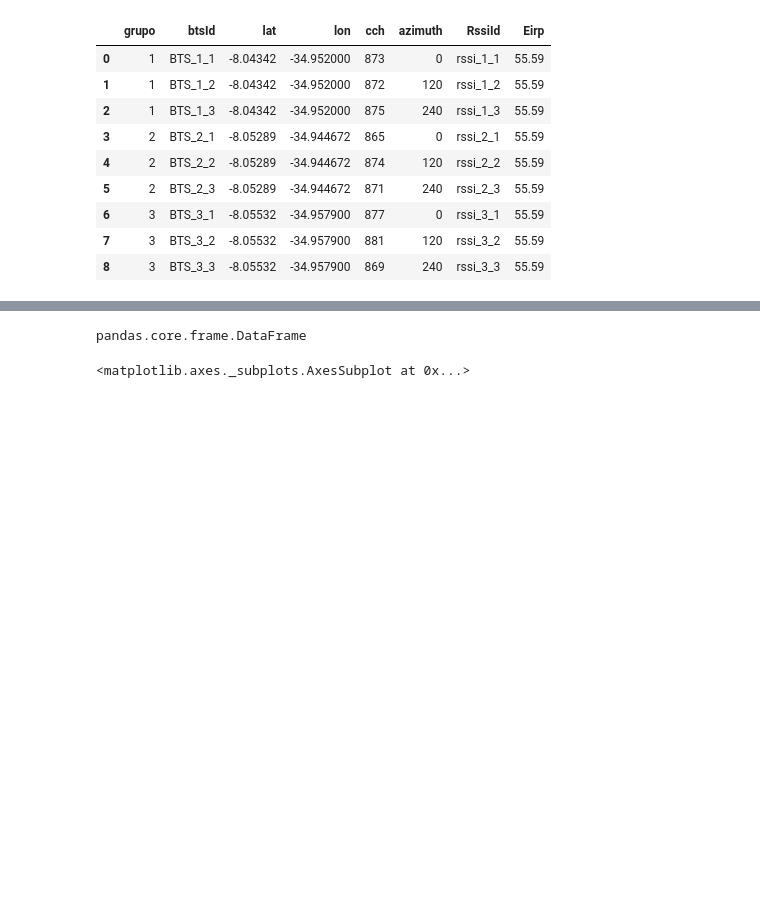
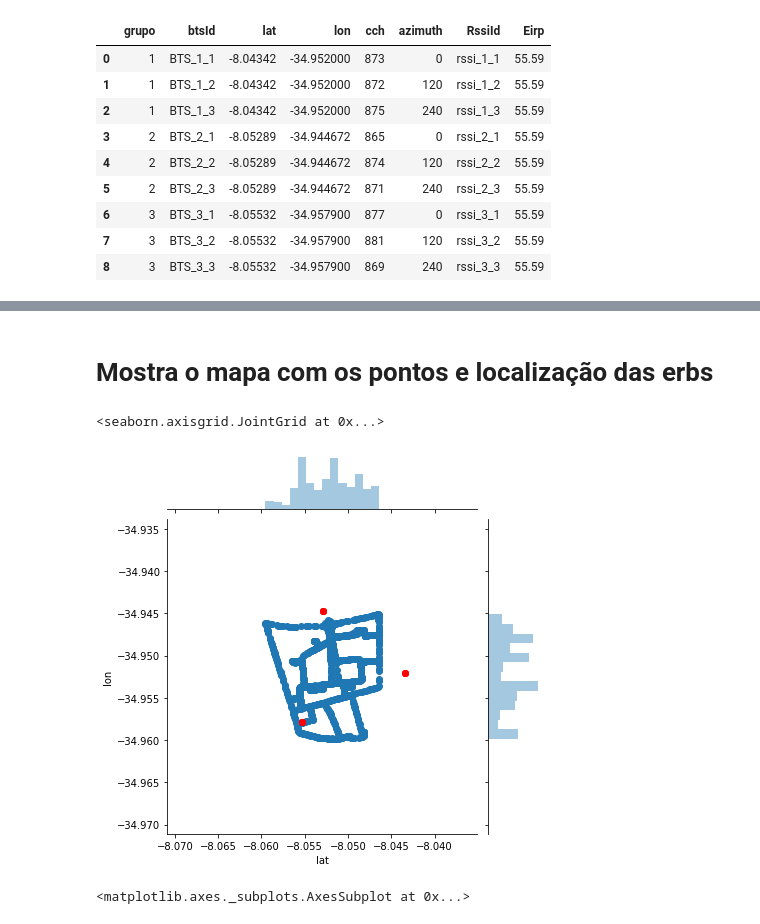
Before and after one commit to mbs8/CMoveis, a Jupyter notebook: visualization.ipynb, the cells around one changed output, grey strips where cells are left out. Saved outputs shown, nothing was run; the diff lists cells and outputs as text; code cells hidden in the pictures; blank space fills up the shorter version.

Commit message:
Plota o gráfico dos pontos e localização das erbs no mapa

```diff
--- a/visualization.ipynb
+++ b/visualization.ipynb
@@ -29,10 +29,17 @@ db.head()
 | 2 | -8.05390 | -34.95955 | -85.255714 | -99.635714 | -86.551429 | -94.520000 | -100.225 | -88.232857 | -78.955000 | -92.080 | ... |
 | 3 | -8.05561 | -34.95431 | -90.025714 | -96.200000 | -91.204286 | -98.160000 | -91.935 | -92.671429 | -78.636667 | -68.340 | ... |
 | 4 | -8.05562 | -34.95405 | -94.525714 | -96.200000 | -93.830000 | -98.216667 | -94.670 | -94.844286 | -79.065000 | -68.250 | ... |
-# %%
-type(db)
-# %% [output]
-pandas.core.frame.DataFrame
+# %% [markdown]
+# Mostra o mapa com os pontos e localização das erbs
+# %%
+graph = sns.jointplot(x=db.lat, y=db.lon)
+
+graph.x = erbs.lat
+graph.y = erbs.lon
+graph.plot_joint(plt.scatter, color='red')
+# %% [output]
+<seaborn.axisgrid.JointGrid at 0x...>
+[figure, added]
 # %%
 # visualiza heatmap
 # TODO: melhorar tamanho da imagem
```
Also changed, not shown: parts of 1 cell of this notebook, 1 other file.
